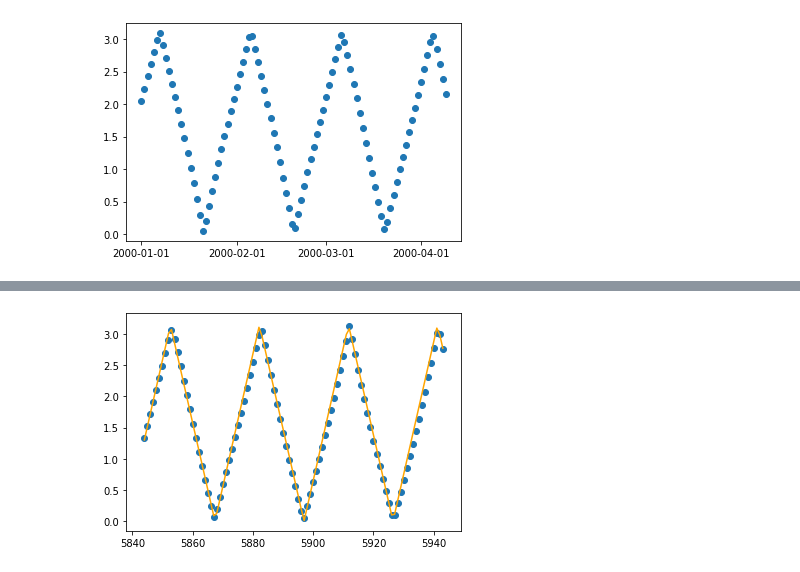
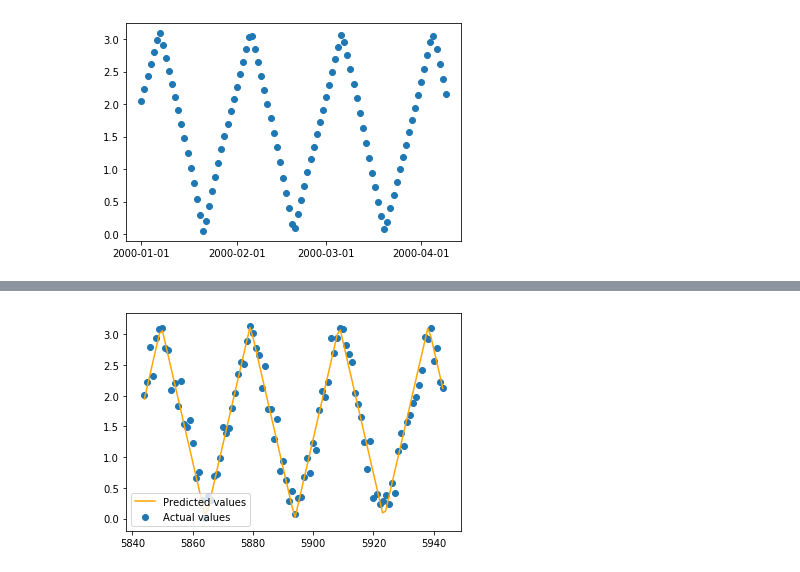
Before and after one commit to Aztreas/cs189-moon-models, a Jupyter notebook: predict_moon_phase.ipynb, the cells around one changed output, grey strips where cells are left out. Drawn from its saved outputs; the diff is of its cells as text; code cells hidden in the pictures.

Commit message:
Update docs/plotting

```diff
--- a/predict_moon_phase.ipynb
+++ b/predict_moon_phase.ipynb
@@ -117,9 +120,10 @@ def get_pred_func(omega, phi):
 omega, phi = fit_sin(X_train, y_train)
 pred_func = get_pred_func(omega, phi)
 # %%
-# Plot against subset of training data
-fig, ax = plt.subplots()
-pred_train = np.array([pred_func(t) for t in X_train[:100]])
-plt.plot(X_train[:100], pred_train, color='orange')
-plt.scatter(X_train[:100], y_train[:100])
-plt.show()
+def plot_predictions(pred_func, X, Y, n):
+    fig, ax = plt.subplots()
+    preds = np.array([pred_func(t) for t in X[:n]])
+    plt.plot(X[:n], pred_train, label='Predicted values', color='orange')
+    plt.scatter(X[:n], y_train[:n], label='Actual values')
+    plt.legend()
+    plt.show()
@@ -128,12 +138,8 @@ plt.show()
 # %%
 # Plot against subset of test data
-fig, ax = plt.subplots()
-pred_test = np.array([pred_func(t) for t in X_test[:100]])
-plt.plot(X_test[:100], pred_test, color='orange')
-plt.scatter(X_test[:100], y_test[:100])
-plt.show()
+plot_predictions(pred_func, X_test, y_test, 100)
 # %% [output]
-[figure, old version]
+[figure, new version]
 # %%
 # Compute the MSE test error
 pred_test = np.array([pred_func(t) for t in X_test])
```
Also changed, not shown: parts of 5 cells of this notebook.
